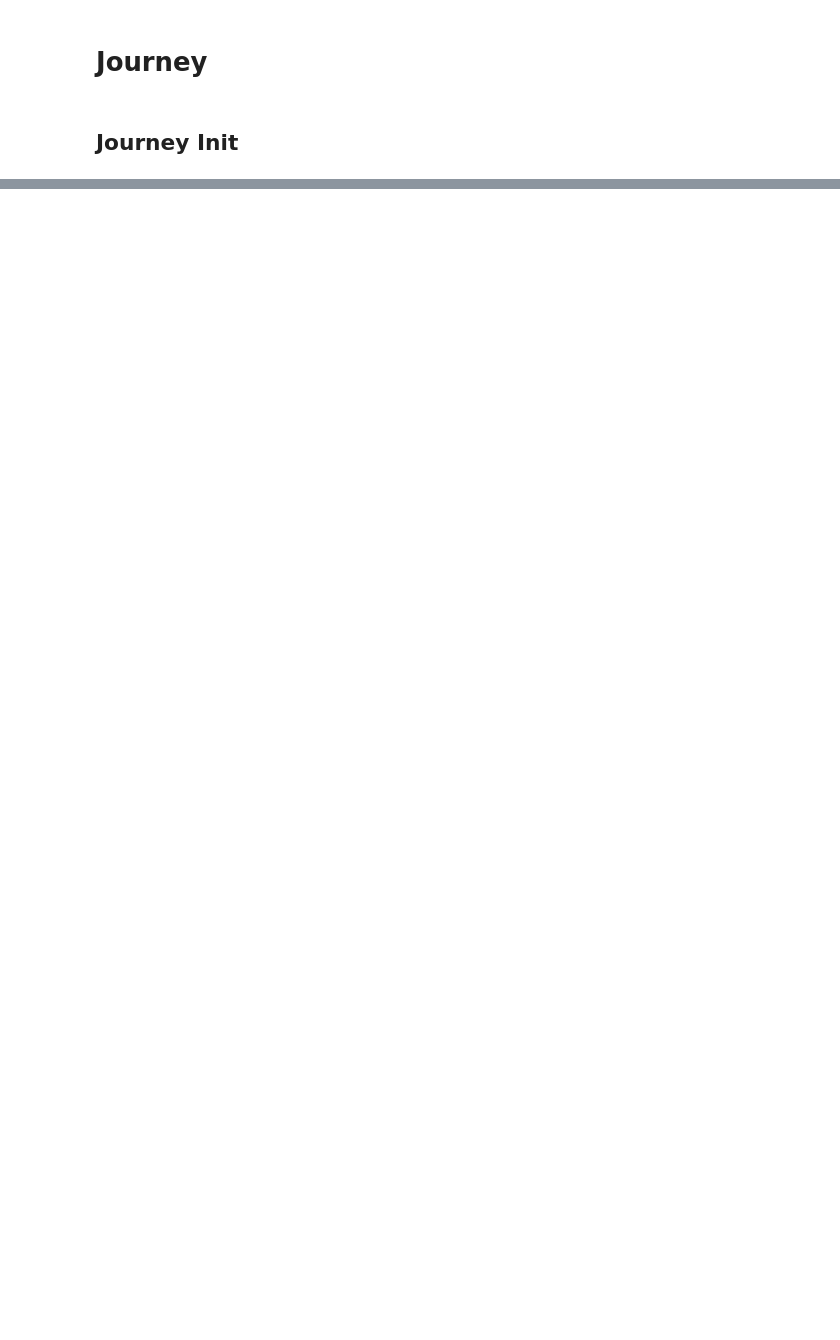
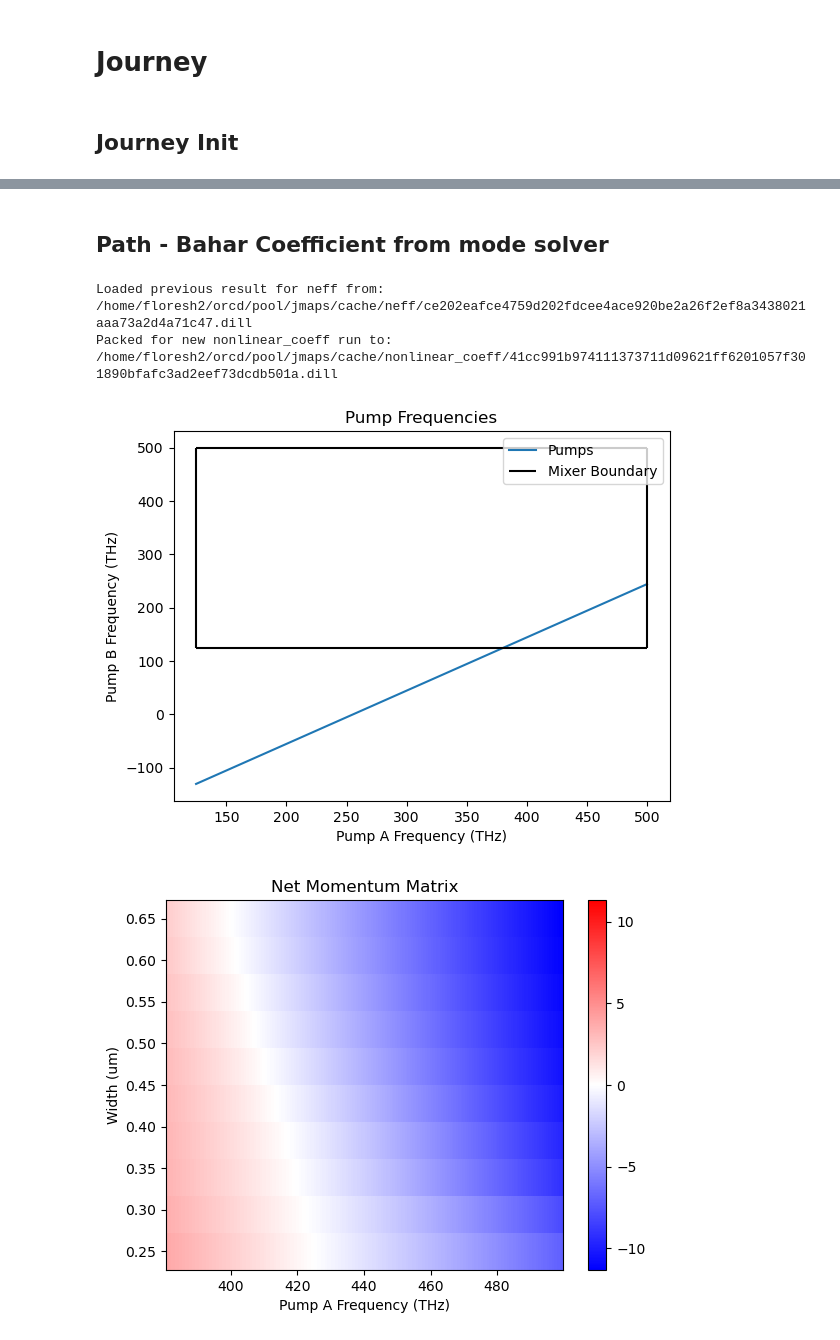
Before and after one commit to Sephiram591/pmag, a Jupyter notebook: dev/nonlinear_dev.ipynb, the cells around one changed output, grey strips where cells are left out. Drawn from its saved outputs; the diff is of its cells as text; code cells hidden in the pictures; blank space fills up the shorter version.

```diff
--- a/dev/nonlinear_dev.ipynb
+++ b/dev/nonlinear_dev.ipynb
@@ -133,7 +234,0 @@ Loaded path results from cache: /orcd/home/002/floresh2/file_system/git/JourneyM
-# %%
-mode_factors = np.array([1, -1, -1, 1])
-unit_ks  = np.array([1,  0,  1,-1])
-fixed_freqs = td.C_0/np.array([0.619, 1.31])
-
-f_A, f_B, net_momentum_matrix = n_mixer.net_momentum_matrix(fixed_freqs, mode_factors, mode_nums=0, unit_ks=unit_ks,
-                                                            fit_tol=1e-3, poly_order=10, plot=True, center_colorbar=True)
@@ -143,0 +235,2 @@ f_A, f_B, net_momentum_matrix = n_mixer.net_momentum_matrix(fixed_freqs, mode_fa
+# %% [markdown]
+## Path - Bahar Coefficient from mode solver
@@ -143,0 +348,7 @@ f_A, f_B, net_momentum_matrix = n_mixer.net_momentum_matrix(fixed_freqs, mode_fa
+# %%
+bahar_result, _,result_filepath = journey.run_path('nonlinear_coeff', verbose=True, force_run=True)
+# %% [output]
+Loaded previous result for neff from: /home/floresh2/orcd/pool/jmaps/cache/neff/ce202eafce4759d202fdcee4ace920be2a26f2ef8a3438021aaa73a2d4a71c47.dill
+Packed for new nonlinear_coeff run to: /home/floresh2/orcd/pool/jmaps/cache/nonlinear_coeff/41cc991b974111373711d09621ff6201057f301890bfafc3ad2eef73dcdb501a.dill
+[figure, added]
+[figure, added]
```
Also changed, not shown: parts of 28 cells of this notebook, 9 other files.
